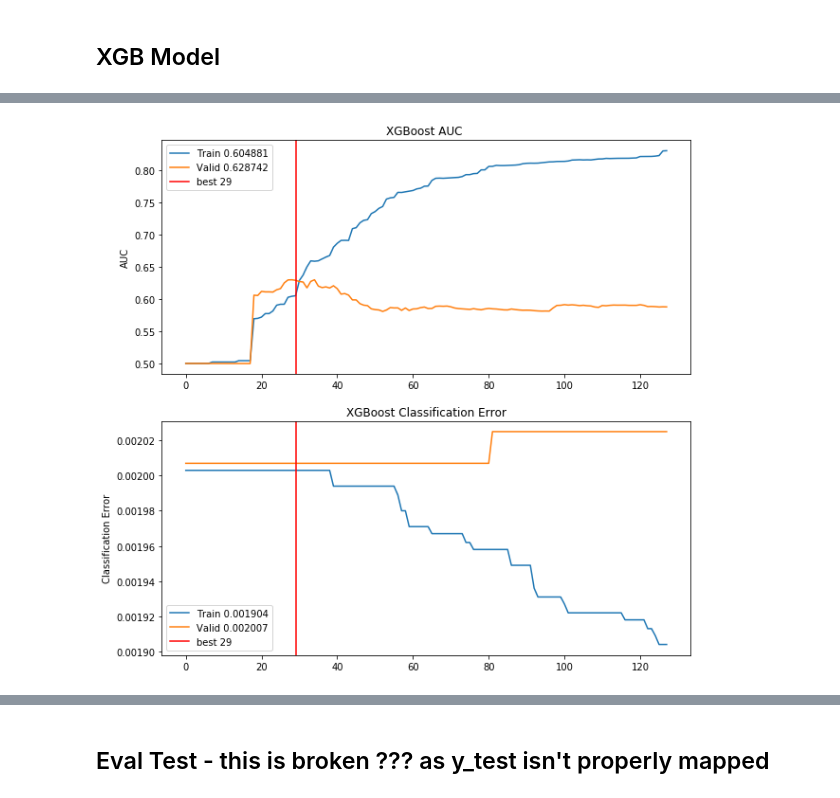
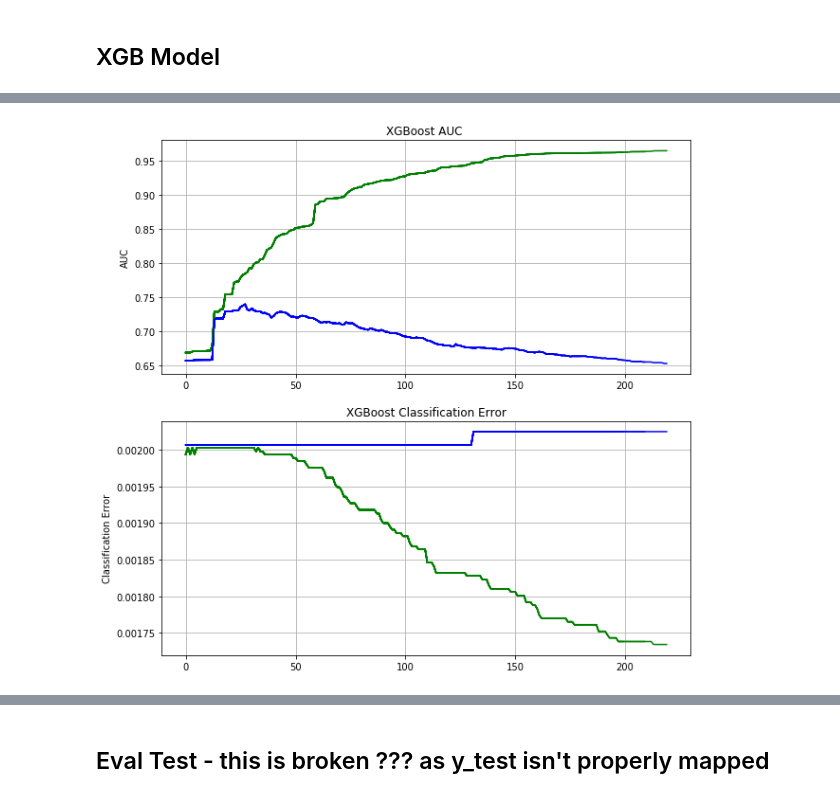
Before and after one commit to romirmoza/omop-cdm-postgresql, a Jupyter notebook: XGB_model_4.ipynb, the cells around one changed output, grey strips where cells are left out. Saved outputs shown, nothing was run; the diff lists cells and outputs as text; code cells hidden in the pictures.

Commit message:
updated XGB performance plots

```diff
--- a/XGB_model_4.ipynb
+++ b/XGB_model_4.ipynb
@@ -407,17 +458,19 @@ for train_index, valid_index in sss.split(X, y):
     X_train, X_valid = X[train_index], X[valid_index]
     y_train, y_valid = y[train_index], y[valid_index]
 # %%
+%%time
+evals_result ={}
 # Convert our data into XGBoost format
-evals_result ={}
 d_train = xgb.DMatrix(X_train, y_train, feature_names=train_features)
 d_valid = xgb.DMatrix(X_valid, y_valid,  feature_names=train_features)
 watchlist = [(d_train, 'train'), (d_valid, 'valid')]
 
 xgb_model = xgb.train(params=params, dtrain=d_train, num_boost_round=num_round,
                       evals=watchlist, evals_result=evals_result,
-                      early_stopping_rounds=100, verbose_eval=False,
-                      callbacks=[xgb_progressbar(num_round),])
+                      early_stopping_rounds=early_stop, verbose_eval=False,
+                      callbacks=[xgb_progressbar(num_round),
+                                 plot_perf_i(evals_result)])
 
-print(xgb_model.best_score, xgb_model.best_iteration, xgb_model.best_ntree_limit)
-print(xgb_model.best_msg)
+print("Best Score:%f, best iteration:%d, best ntree:%d" %
+      (xgb_model.best_score, xgb_model.best_iteration, xgb_model.best_ntree_limit))
 # %% [output]
@@ -424,0 +477 @@ print(xgb_model.best_msg)
+[figure, added]
@@ -426,22 +480,0 @@ print(xgb_model.best_msg)
-# %%
-# plot learning curve
-epochs = len(evals_result['train']['auc'])
-x_axis = range(0, epochs)
-fig, (ax1, ax2) = plt.subplots(2,1, figsize=(10,10))
-ax1.plot(x_axis, evals_result['train']['auc'], label='Train '+str(evals_result['train']['auc'][xgb_model.best_ntree_limit]))
-ax1.plot(x_axis, evals_result['valid']['auc'], label='Valid '+str(evals_result['valid']['auc'][xgb_model.best_ntree_limit]))
-ax1.ticklabel_format(useOffset=False, style='plain')
-ax1.axvline(x=xgb_model.best_ntree_limit, color='r', label='best '+str(xgb_model.best_ntree_limit))
-ax1.legend()
-ax1.set_ylabel('AUC')
-ax1.set_title('XGBoost AUC ')
-ax2.plot(x_axis, evals_result['train']['error'], label='Train '+str(evals_result['train']['error'][-1]))
-ax2.plot(x_axis, evals_result['valid']['error'], label='Valid '+str(evals_result['valid']['error'][xgb_model.best_ntree_limit]))
-ax2.ticklabel_format(useOffset=False, style='plain')
-ax2.axvline(x=xgb_model.best_ntree_limit, color='r', label='best '+str(xgb_model.best_ntree_limit))
-ax2.legend()
-ax2.set_ylabel('Classification Error')
-ax2.set_title('XGBoost Classification Error')
-plt.show()
-# %% [output]
-[figure, removed]
```
Also changed, not shown: parts of 40 cells of this notebook, 2 other files.
